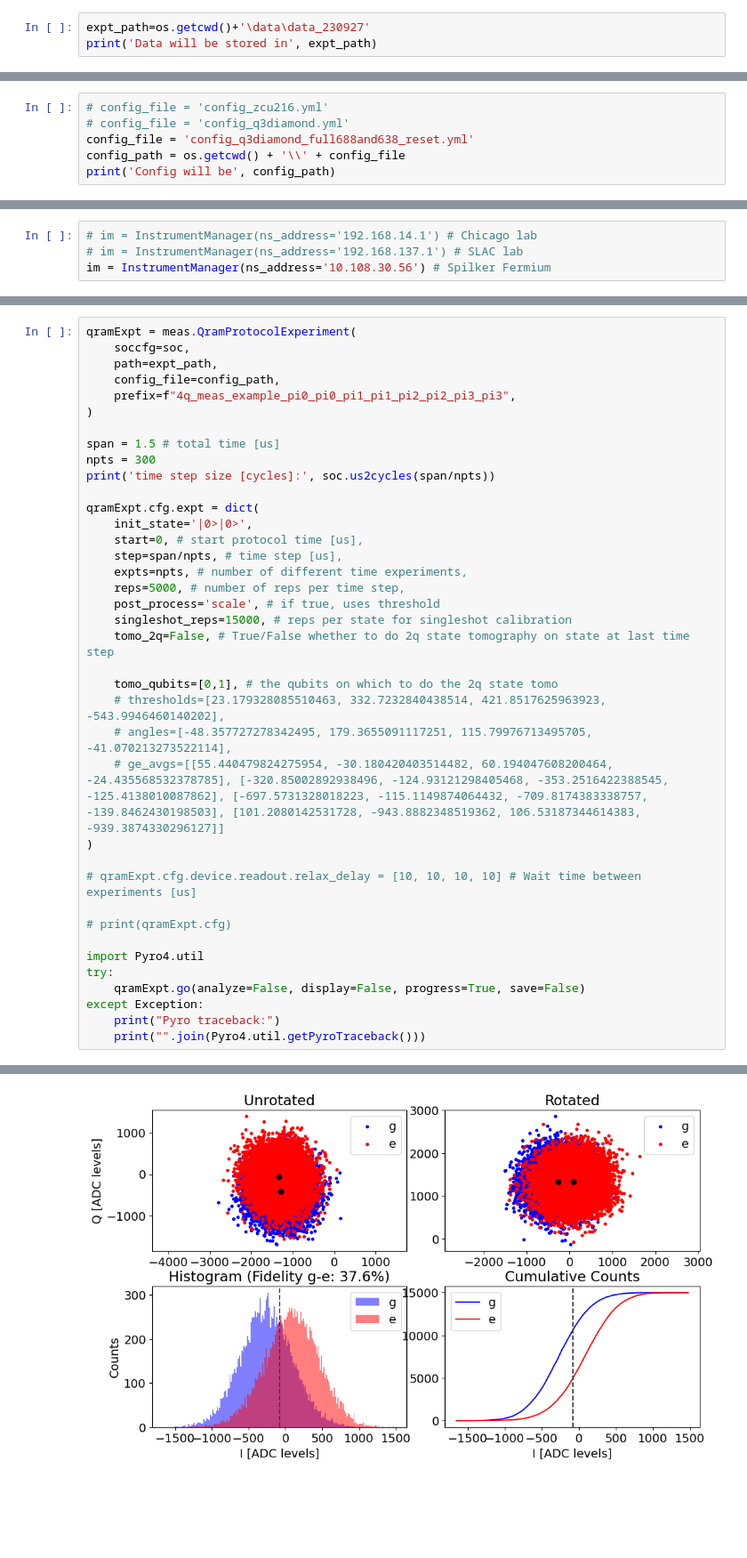
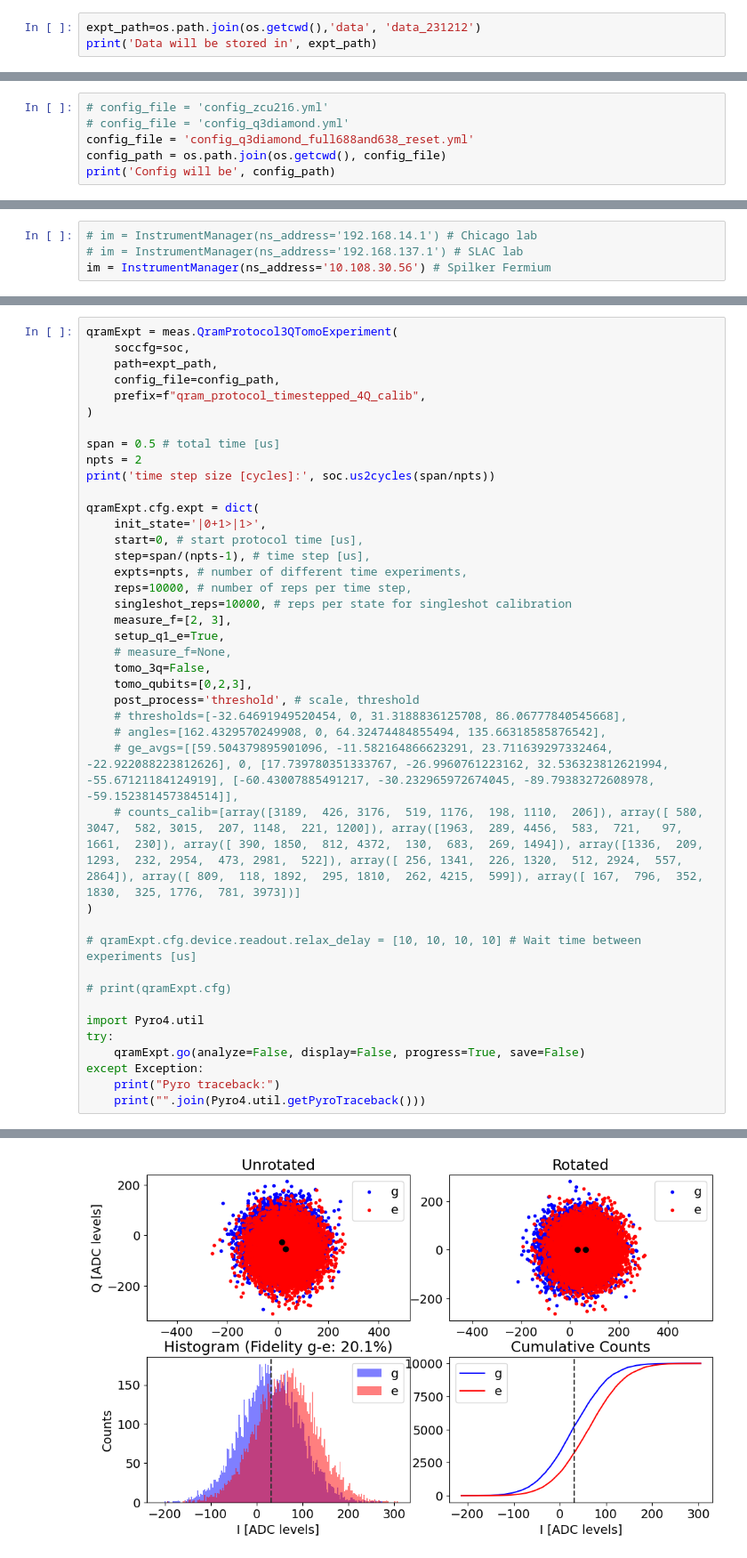
Before and after one commit to SchusterLab/qram_tprocv1_expts, a Jupyter notebook: qram_protocol_sandbox.ipynb, the cells around one changed output, grey strips where cells are left out. Shown: that part at 89% size. Cells and saved outputs as stored; diff of their text form; blank space fills up the shorter version.

```diff
--- a/qram_protocol_sandbox.ipynb
+++ b/qram_protocol_sandbox.ipynb
@@ -70,6 +73,6 @@ def prev_data(expt_path, filename):
         print(f'Extracted data and attrs {list(a.attrs)}')
     return temp_data, attrs
 # %%
-expt_path=os.getcwd()+'\data\data_230927'
+expt_path=os.path.join(os.getcwd(),'data', 'data_231212')
 print('Data will be stored in', expt_path)
 # %% [output]
@@ -78,7 +81,7 @@ Data will be stored in s:\Connie\experiments\qramLL_4QR2\data\data_230927
 # config_file = 'config_zcu216.yml'
 # config_file = 'config_q3diamond.yml'
 config_file = 'config_q3diamond_full688and638_reset.yml'
-config_path = os.getcwd() + '\\' + config_file
+config_path = os.path.join(os.getcwd(), config_file)
 print('Config will be', config_path)
 # %% [output]
 Config will be s:\Connie\experiments\qramLL_4QR2\config_q3diamond_full688and638_reset.yml
@@ -147,29 +262,32 @@ QICK configuration:
 # %%
-qramExpt = meas.QramProtocolExperiment(
+qramExpt = meas.QramProtocol3QTomoExperiment(
     soccfg=soc,
     path=expt_path,
     config_file=config_path,
-    prefix=f"4q_meas_example_pi0_pi0_pi1_pi1_pi2_pi2_pi3_pi3",
+    prefix=f"qram_protocol_timestepped_4Q_calib",
 )
 
-span = 1.5 # total time [us]
-npts = 300
+span = 0.5 # total time [us]
+npts = 2
 print('time step size [cycles]:', soc.us2cycles(span/npts))
 
 qramExpt.cfg.expt = dict(
-    init_state='|0>|0>',
+    init_state='|0+1>|1>',
     start=0, # start protocol time [us],
-    step=span/npts, # time step [us],
+    step=span/(npts-1), # time step [us],
     expts=npts, # number of different time experiments,
-    reps=5000, # number of reps per time step,
-    post_process='scale', # if true, uses threshold
-    singleshot_reps=15000, # reps per state for singleshot calibration
-    tomo_2q=False, # True/False whether to do 2q state tomography on state at last time step
-
-    tomo_qubits=[0,1], # the qubits on which to do the 2q state tomo
-    # thresholds=[23.179328085510463, 332.7232840438514, 421.8517625963923, -543.9946460140202],
-    # angles=[-48.357727278342495, 179.3655091117251, 115.79976713495705, -41.070213273522114],
-    # ge_avgs=[[55.440479824275954, -30.180420403514482, 60.194047608200464, -24.435568532378785], [-320.85002892938496, -124.93121298405468, -353.2516422388545, -125.4138010087862], [-697.5731328018223, -115.1149874064432, -709.8174383338757, -139.8462430198503], [101.2080142531728, -943.8882348519362, 106.53187344614383, -939.3874330296127]]
+    reps=10000, # number of reps per time step,
+    singleshot_reps=10000, # reps per state for singleshot calibration
+    measure_f=[2, 3],
+    setup_q1_e=True,
+    # measure_f=None,
+    tomo_3q=False,
+    tomo_qubits=[0,2,3],
+    post_process='threshold', # scale, threshold
+    # thresholds=[-32.64691949520454, 0, 31.3188836125708, 86.06777840545668],
+    # angles=[162.4329570249908, 0, 64.32474484855494, 135.66318585876542],
+    # ge_avgs=[[59.504379895901096, -11.582164866623291, 23.711639297332464, -22.922088223812626], 0, [17.739780351333767, -26.9960761223162, 32.536323812621994, -55.67121184124919], [-60.43007885491217, -30.232965972674045, -89.79383272608978, -59.152381457384514]],
+    # counts_calib=[array([3189,  426, 3176,  519, 1176,  198, 1110,  206]), array([ 580, 3047,  582, 3015,  207, 1148,  221, 1200]), array([1963,  289, 4456,  583,  721,   97, 1661,  230]), array([ 390, 1850,  812, 4372,  130,  683,  269, 1494]), array([1336,  209, 1293,  232, 2954,  473, 2981,  522]), array([ 256, 1341,  226, 1320,  512, 2924,  557, 2864]), array([ 809,  118, 1892,  295, 1810,  262, 4215,  599]), array([ 167,  796,  352, 1830,  325, 1776,  781, 3973])]
 )
 
 # qramExpt.cfg.device.readout.relax_delay = [10, 10, 10, 10] # Wait time between experiments [us]
@@ -207 +325 @@ Qubit (1)
-[figure, old version]
+[figure, new version]
```
Also changed, not shown: parts of 26 cells of this notebook, 18 other files.
